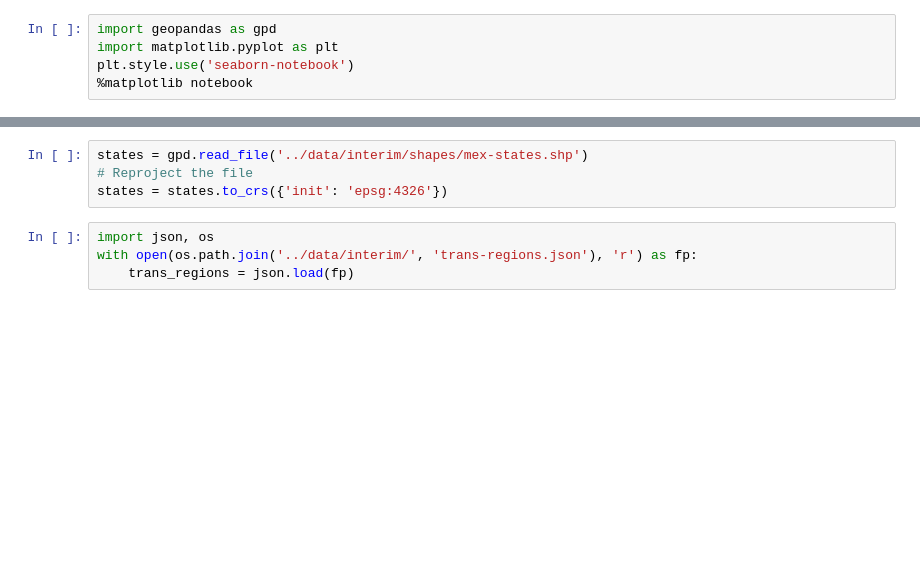
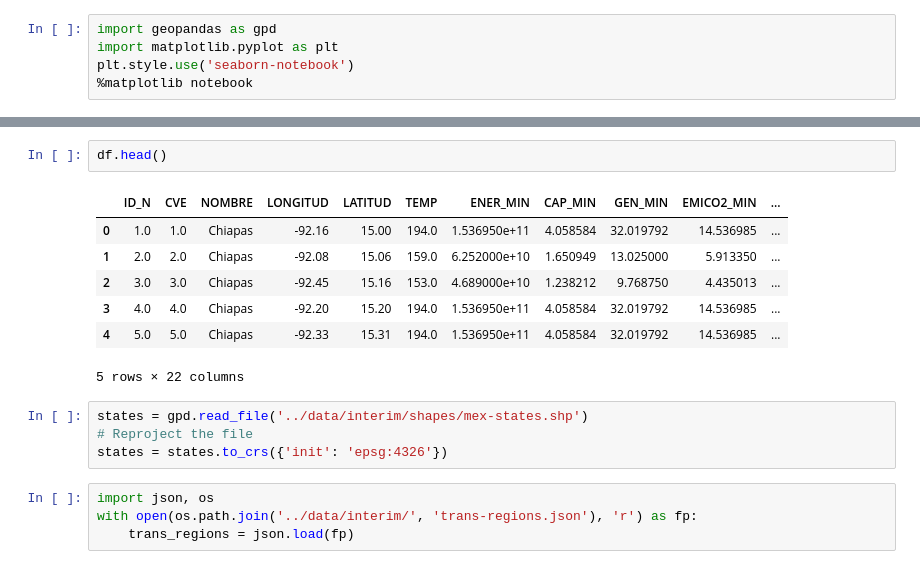
Before and after one commit to sergiocastellanos/switch_mexico_data, a Jupyter notebook: notebooks/geopandas-geothermal.ipynb, the cells around one changed output, grey strips where cells are left out. Drawn from its saved outputs; the diff is of its cells as text; blank space fills up the shorter version.

```diff
--- a/notebooks/geopandas-geothermal.ipynb
+++ b/notebooks/geopandas-geothermal.ipynb
@@ -11,3 +13,13 @@ print (len(df))
+# %%
+df.head()
+# %% [output]
+|  | ID_N | CVE | NOMBRE | LONGITUD | LATITUD | TEMP | ENER_MIN | CAP_MIN | GEN_MIN | EMICO2_MIN | ... |
+| 0 | 1.0 | 1.0 | Chiapas | -92.16 | 15.00 | 194.0 | 1.536950e+11 | 4.058584 | 32.019792 | 14.536985 | ... |
+| 1 | 2.0 | 2.0 | Chiapas | -92.08 | 15.06 | 159.0 | 6.252000e+10 | 1.650949 | 13.025000 | 5.913350 | ... |
+| 2 | 3.0 | 3.0 | Chiapas | -92.45 | 15.16 | 153.0 | 4.689000e+10 | 1.238212 | 9.768750 | 4.435013 | ... |
+| 3 | 4.0 | 4.0 | Chiapas | -92.20 | 15.20 | 194.0 | 1.536950e+11 | 4.058584 | 32.019792 | 14.536985 | ... |
+| 4 | 5.0 | 5.0 | Chiapas | -92.33 | 15.31 | 194.0 | 1.536950e+11 | 4.058584 | 32.019792 | 14.536985 | ... |
+5 rows × 22 columns
 # %%
 states = gpd.read_file('../data/interim/shapes/mex-states.shp')
 # Reproject the file
```
Also changed, not shown: parts of 4 cells of this notebook, 2 other files.
